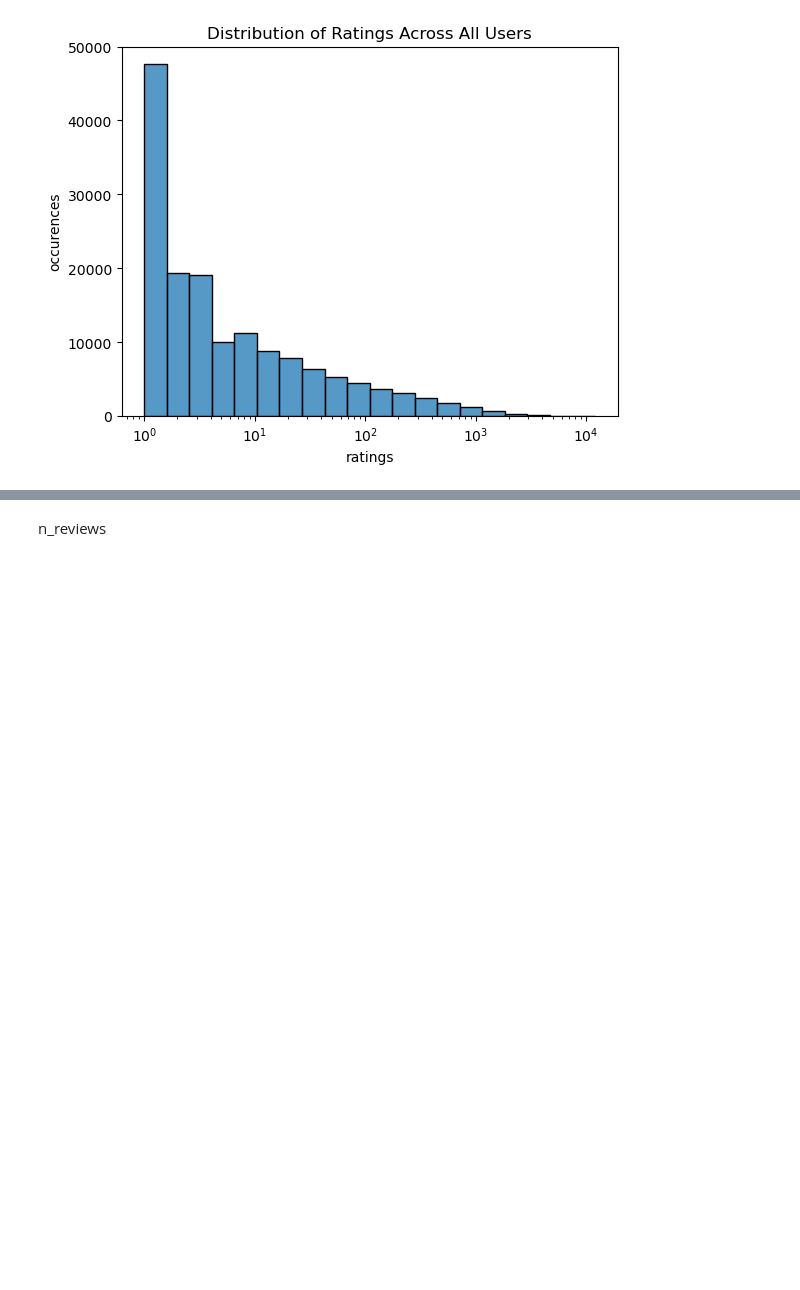
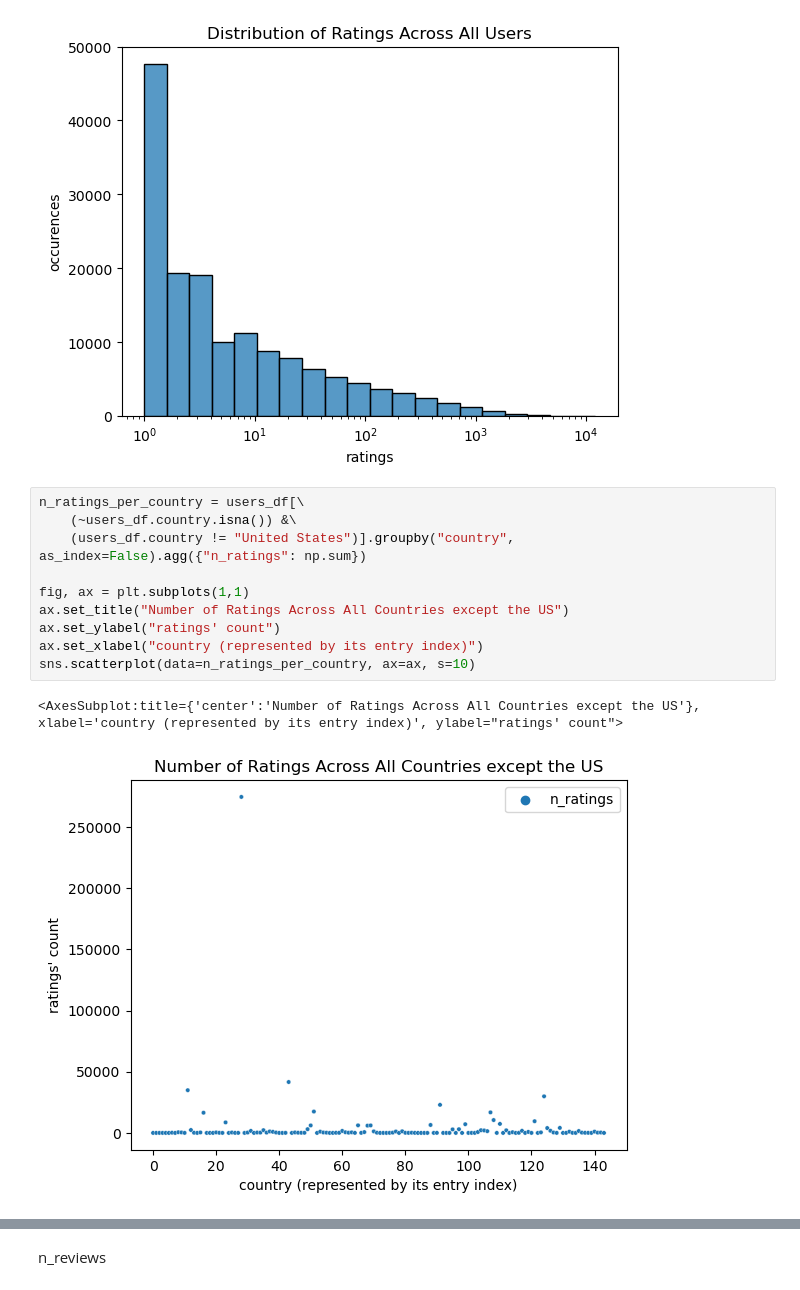
Before and after one commit to epfl-ada/ada-2022-project-analyteam, a Jupyter notebook: processing.ipynb, the cells around one changed output, grey strips where cells are left out. Cells and saved outputs as stored; diff of their text form; blank space fills up the shorter version.

```diff
--- a/processing.ipynb
+++ b/processing.ipynb
@@ -311,3 +371,16 @@ sns.histplot(data=users_df, x="n_ratings", ax=ax, bins=20, log_scale=True)
 # %% [output]
 <AxesSubplot:title={'center':'Distribution of Ratings Across All Users'}, xlabel='ratings', ylabel='occurences'>
 [figure]
+# %%
+n_ratings_per_country = users_df[\
+    (~users_df.country.isna()) &\
+    (users_df.country != "United States")].groupby("country", as_index=False).agg({"n_ratings": np.sum})
+
+fig, ax = plt.subplots(1,1)
+ax.set_title("Number of Ratings Across All Countries except the US")
+ax.set_ylabel("ratings' count")
+ax.set_xlabel("country (represented by its entry index)")
+sns.scatterplot(data=n_ratings_per_country, ax=ax, s=10)
+# %% [output]
+<AxesSubplot:title={'center':'Number of Ratings Across All Countries except the US'}, xlabel='country (represented by its entry index)', ylabel="ratings' count">
+[figure, added]
```
Also changed, not shown: parts of 22 cells of this notebook.
